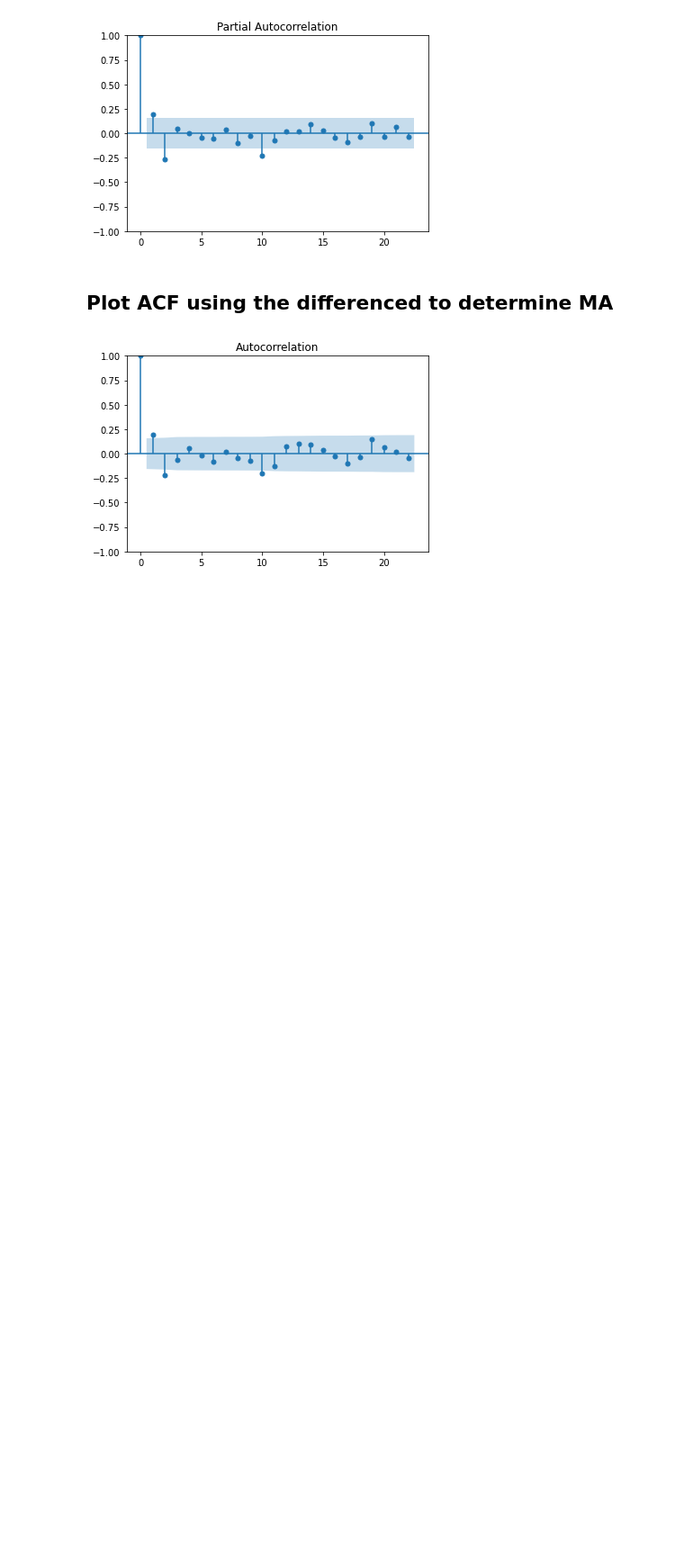
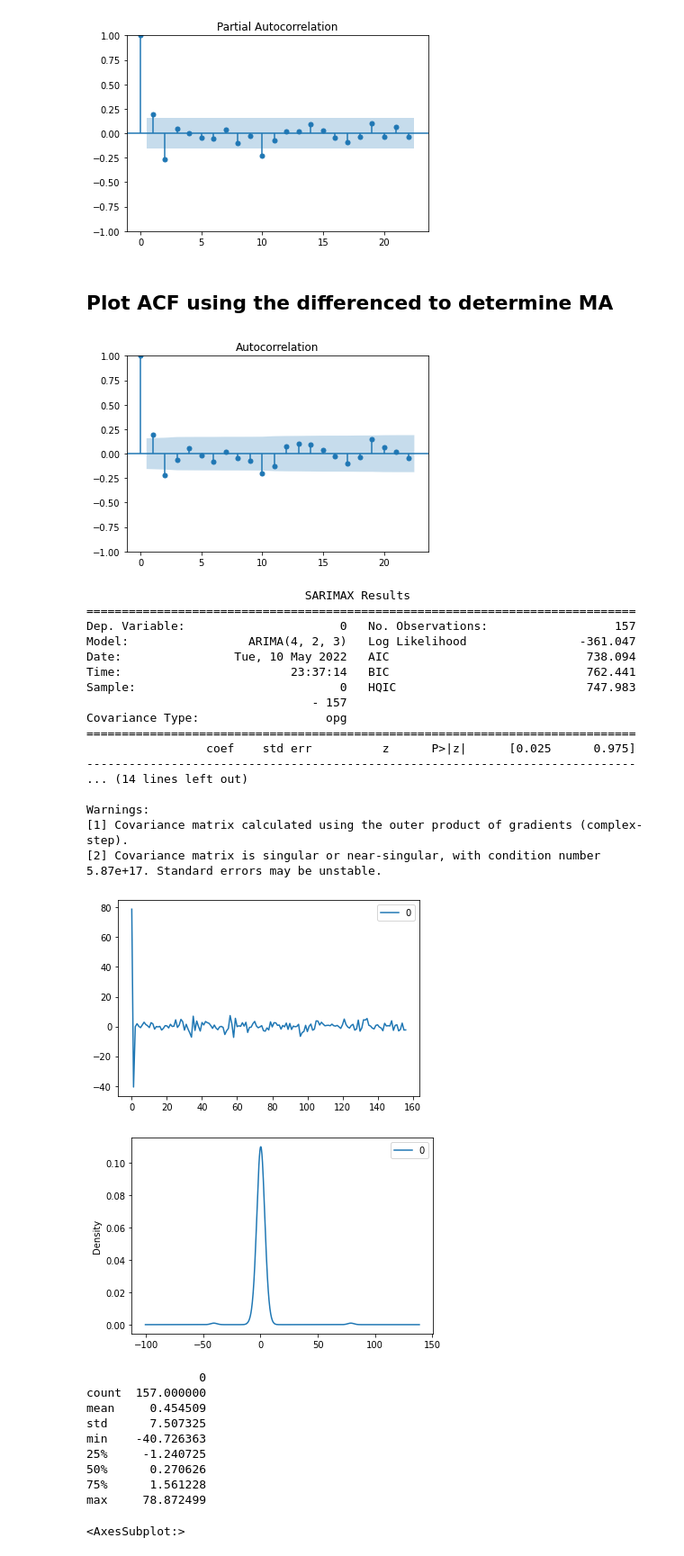
Before and after one commit to YohannesDK/DAT550-Project, a Jupyter notebook: arima/arimaPrePro.ipynb, the cells around one changed output. Shown at 90% size. Saved outputs shown, nothing was run; the diff lists cells and outputs as text; code cells hidden in the pictures; blank space fills up the shorter version.

```diff
--- a/arima/arimaPrePro.ipynb
+++ b/arima/arimaPrePro.ipynb
@@ -70,3 +87,46 @@ plot_pacf(diffData, method="ywm");
 plot_acf(diffData);
 # %% [output]
 [figure]
+# %%
+model = ARIMA(data, order=(4,2,3))
+model_fit = model.fit()
+print(model_fit.summary())
+residuals = pd.DataFrame(model_fit.resid)
+residuals.plot()
+plt.show()
+# density plot of residuals
+residuals.plot(kind='kde')
+plt.show()
+# summary stats of residuals
+print(residuals.describe())
+model_fit.predict(start=2).plot() # No spikes at the start when start=d??
+# %% [output]
+                               SARIMAX Results
+==============================================================================
+Dep. Variable:                      0   No. Observations:                  157
+Model:                 ARIMA(4, 2, 3)   Log Likelihood                -361.047
+Date:                Tue, 10 May 2022   AIC                            738.094
+Time:                        23:37:14   BIC                            762.441
+Sample:                             0   HQIC                           747.983
+                                - 157
+Covariance Type:                  opg
+==============================================================================
+                 coef    std err          z      P>|z|      [0.025      0.975]
+------------------------------------------------------------------------------
+... (14 lines left out)
+
+Warnings:
+[1] Covariance matrix calculated using the outer product of gradients (complex-step).
+[2] Covariance matrix is singular or near-singular, with condition number 5.87e+17. Standard errors may be unstable.
+[figure, added]
+[figure, added]
+                0
+count  157.000000
+mean     0.454509
+std      7.507325
+min    -40.726363
+25%     -1.240725
+50%      0.270626
+75%      1.561228
+max     78.872499
+<AxesSubplot:>
```
Also changed, not shown: parts of 14 cells of this notebook.
